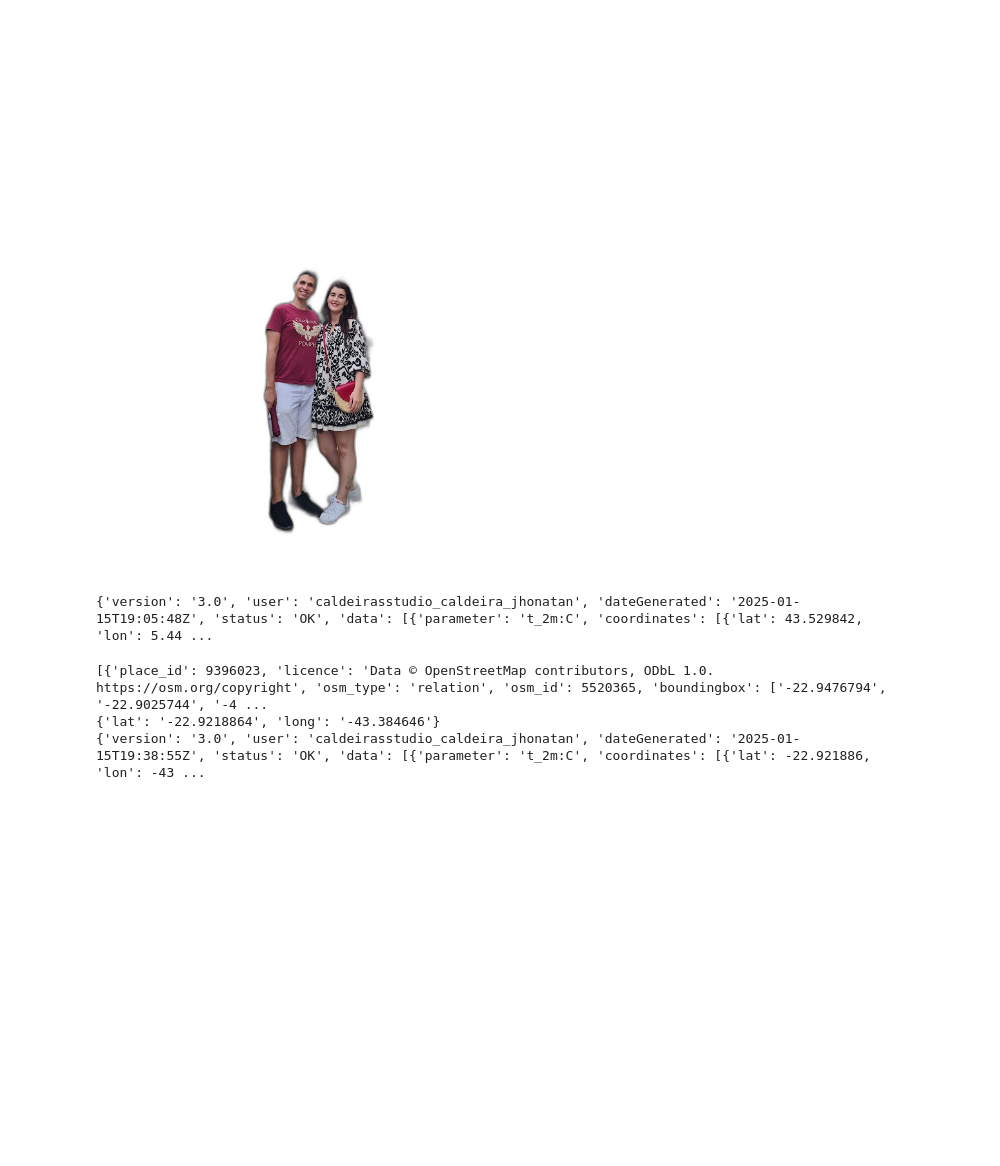
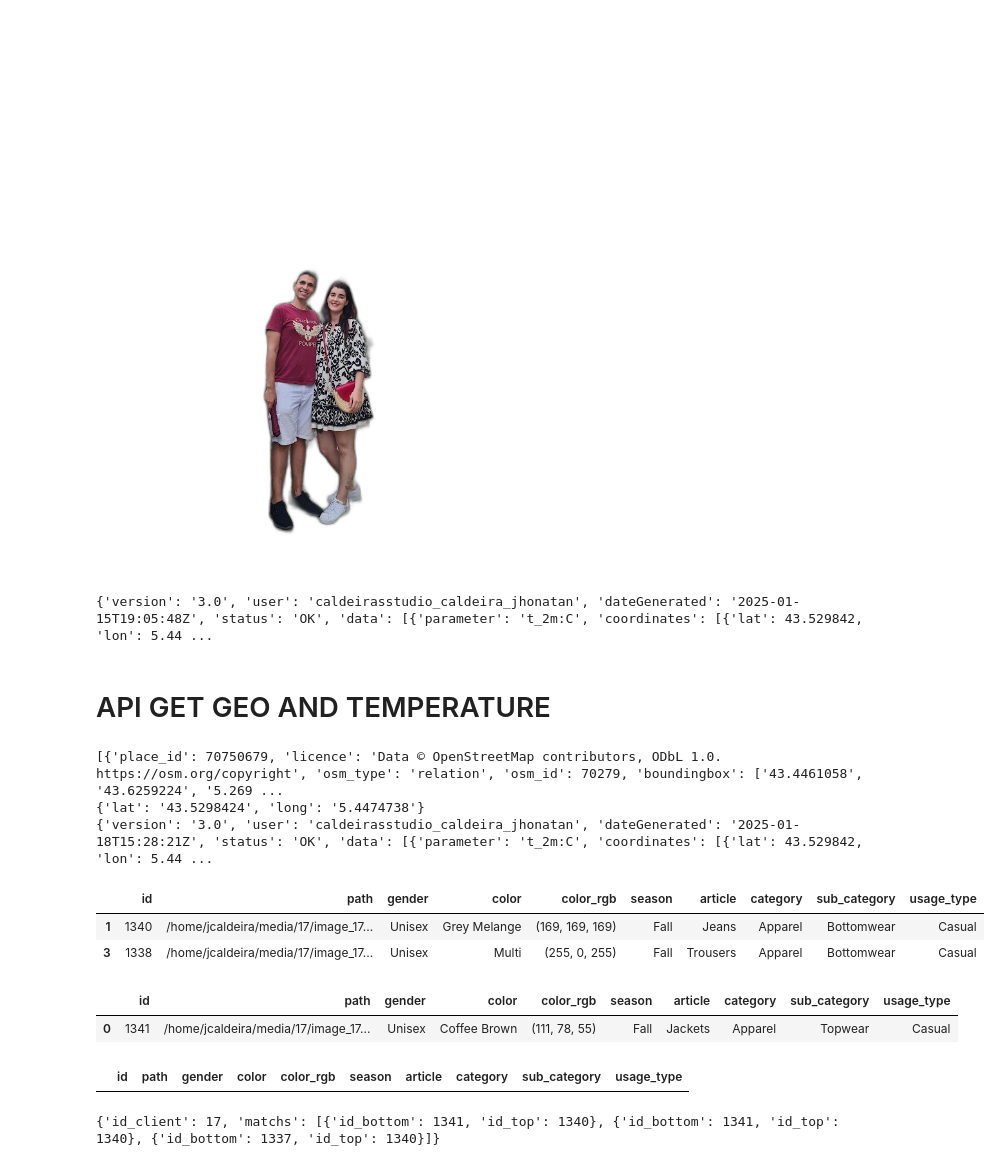
Before and after one commit to JhonatanCaldeira/dressing_virtuel_data_collector, a Jupyter notebook: teste.ipynb, the cells around one changed output. Cells and saved outputs as stored; diff of their text form; code cells hidden in the pictures; blank space fills up the shorter version.

Commit message:
Suggestion Feature and Docstring

```diff
--- a/teste.ipynb
+++ b/teste.ipynb
@@ -63,20 +63,75 @@ response = requests.get(METEO_URI_API, headers=header)
 print(response.json())
 # %% [output]
 {'version': '3.0', 'user': 'caldeirasstudio_caldeira_jhonatan', 'dateGenerated': '2025-01-15T19:05:48Z', 'status': 'OK', 'data': [{'parameter': 't_2m:C', 'coordinates': [{'lat': 43.529842, 'lon': 5.44 ...
+# %% [markdown]
+# API GET GEO AND TEMPERATURE
 # %%
 from broker import tasks
 
-response = tasks.get_lat_long('Taquara, Rio de Janeiro')
+response = tasks.get_lat_long('Aix-en-provence')
 print(response)
 
-datetime = '2025-01-16T12:00:00Z'
+datetime = '2025-01-20T12:00:00Z'
 lat = response['lat']
 long = response['long']
 
 response = tasks.get_meteo(datetime,lat,long)
 
-print(response.json())
+if response.status_code == 200:
+    print(response.json())
+    temperature = response.json()['data'][0]['coordinates'][0]['dates'][0]['value']
+else:
+    temperature = None
 # %% [output]
-[{'place_id': 9396023, 'licence': 'Data © OpenStreetMap contributors, ODbL 1.0. https://osm.org/copyright', 'osm_type': 'relation', 'osm_id': 5520365, 'boundingbox': ['-22.9476794', '-22.9025744', '-4 ...
-{'lat': '-22.9218864', 'long': '-43.384646'}
-{'version': '3.0', 'user': 'caldeirasstudio_caldeira_jhonatan', 'dateGenerated': '2025-01-15T19:38:55Z', 'status': 'OK', 'data': [{'parameter': 't_2m:C', 'coordinates': [{'lat': -22.921886, 'lon': -43 ...
+[{'place_id': 70750679, 'licence': 'Data © OpenStreetMap contributors, ODbL 1.0. https://osm.org/copyright', 'osm_type': 'relation', 'osm_id': 70279, 'boundingbox': ['43.4461058', '43.6259224', '5.269 ...
+{'lat': '43.5298424', 'long': '5.4474738'}
+{'version': '3.0', 'user': 'caldeirasstudio_caldeira_jhonatan', 'dateGenerated': '2025-01-18T15:28:21Z', 'status': 'OK', 'data': [{'parameter': 't_2m:C', 'coordinates': [{'lat': 43.529842, 'lon': 5.44 ...
+# %%
+import os
+import requests
+#DB
+SERVER = os.getenv("PG_API_SERVER")
+PORT = os.getenv("PG_API_PORT")
+ENDPOINT = os.getenv("PG_API_ENDPONT")
+
+topwear_only = True
+temperature = temperature if temperature != None else 11
+
+PG_URI = f"http://{SERVER}:{PORT}/{ENDPOINT}"
+PG_API_KEY = os.getenv("PG_API_KEY")
+
+header = {"access_token": PG_API_KEY}
+response = requests.get(f"{PG_URI}/images_from_client?client_id={17}",
+                            headers=header)
+
+import pandas as pd
+import json
+
+ds = pd.read_json(json.dumps(response.json()))
+
+season = []
+if temperature < 10:
+    season = ['Winter']
+elif temperature >= 10 and temperature < 20:
+    season = ['Fall', 'Spring']
+else:
+    season = ['Summer']
+
+topwear_ds = ds[ds['sub_category']=='Topwear']
+bottomwear = ds[ds['sub_category']=='Bottomwear']
+
+topwear_ds = topwear_ds[topwear_ds['season'].isin(season)]
+bottomwear = bottomwear[bottomwear['season'].isin(season)]
+
+random_top = topwear_ds.sample(n=1)
+
+bottomwear
+# %% [output]
+|  | id | path | gender | color | color_rgb | season | article | category | sub_category | usage_type |
+| 1 | 1340 | /home/jcaldeira/media/17/image_17... | Unisex | Grey Melange | (169, 169, 169) | Fall | Jeans | Apparel | Bottomwear | Casual |
+| 3 | 1338 | /home/jcaldeira/media/17/image_17... | Unisex | Multi | (255, 0, 255) | Fall | Trousers | Apparel | Bottomwear | Casual |
+# %%
+random_top
+# %% [output]
+|  | id | path | gender | color | color_rgb | season | article | category | sub_category | usage_type |
+| 0 | 1341 | /home/jcaldeira/media/17/image_17... | Unisex | Coffee Brown | (111, 78, 55) | Fall | Jackets | Apparel | Topwear | Casual |
@@ -82,0 +191,4 @@ print(response.json())
+# %%
+find_matching_colors_df(bottomwear, random_top['color_rgb'][0], )
+# %% [output]
+|  | id | path | gender | color | color_rgb | season | article | category | sub_category | usage_type |
@@ -82,0 +293,5 @@ print(response.json())
+# %%
+response = get_cloth_suggestion(id_client=17, temperature=11)
+print(response)
+# %% [output]
+{'id_client': 17, 'matchs': [{'id_bottom': 1341, 'id_top': 1340}, {'id_bottom': 1341, 'id_top': 1340}, {'id_bottom': 1337, 'id_top': 1340}]}
```
Also changed, not shown: parts of 2 cells of this notebook, 6 other files.
